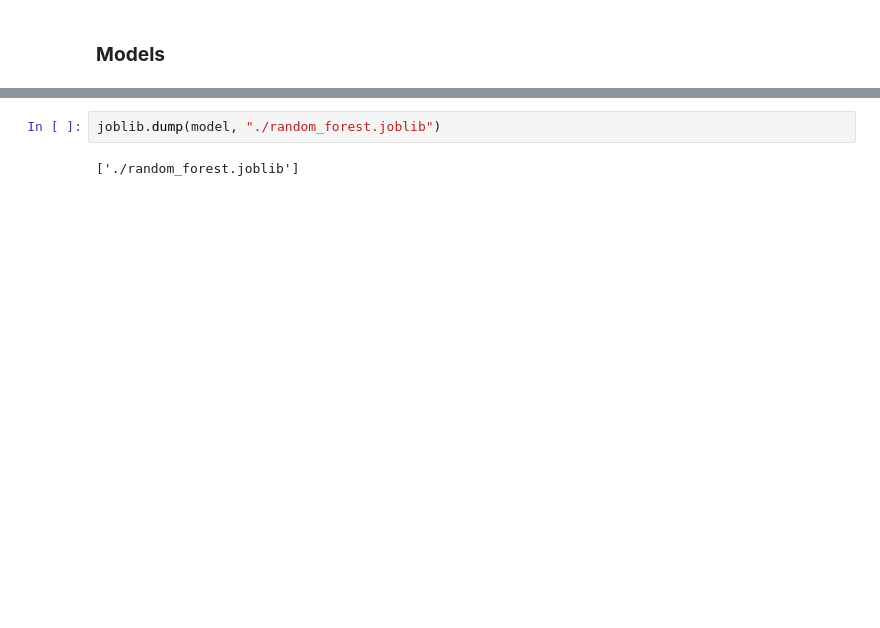
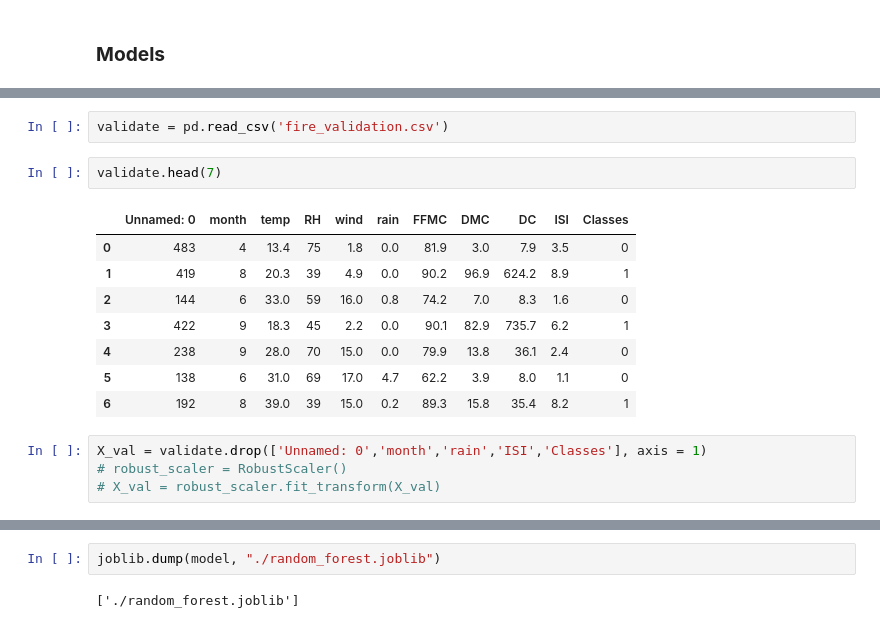
Before and after one commit to SusanGicheha/Forest-Fire-Detection-Using-Machine-Learning, a Jupyter notebook: Fire_Detection_Model_Random_Forest.ipynb, the cells around one changed output, grey strips where cells are left out. Cells and saved outputs as stored; diff of their text form; blank space fills up the shorter version.

```diff
--- a/Fire_Detection_Model_Random_Forest.ipynb
+++ b/Fire_Detection_Model_Random_Forest.ipynb
@@ -603,0 +609,17 @@ the AUC is : 0.71
+# %%
+validate = pd.read_csv('fire_validation.csv')
+# %%
+validate.head(7)
+# %% [output]
+|  | Unnamed: 0 | month | temp | RH | wind | rain | FFMC | DMC | DC | ISI | Classes |
+| 0 | 483 | 4 | 13.4 | 75 | 1.8 | 0.0 | 81.9 | 3.0 | 7.9 | 3.5 | 0 |
+| 1 | 419 | 8 | 20.3 | 39 | 4.9 | 0.0 | 90.2 | 96.9 | 624.2 | 8.9 | 1 |
+| 2 | 144 | 6 | 33.0 | 59 | 16.0 | 0.8 | 74.2 | 7.0 | 8.3 | 1.6 | 0 |
+| 3 | 422 | 9 | 18.3 | 45 | 2.2 | 0.0 | 90.1 | 82.9 | 735.7 | 6.2 | 1 |
+| 4 | 238 | 9 | 28.0 | 70 | 15.0 | 0.0 | 79.9 | 13.8 | 36.1 | 2.4 | 0 |
+| 5 | 138 | 6 | 31.0 | 69 | 17.0 | 4.7 | 62.2 | 3.9 | 8.0 | 1.1 | 0 |
+| 6 | 192 | 8 | 39.0 | 39 | 15.0 | 0.2 | 89.3 | 15.8 | 35.4 | 8.2 | 1 |
+# %%
+X_val = validate.drop(['Unnamed: 0','month','rain','ISI','Classes'], axis = 1)
+# robust_scaler = RobustScaler()
+# X_val = robust_scaler.fit_transform(X_val)
```
Also changed, not shown: parts of 18 cells of this notebook, 7 other files.
